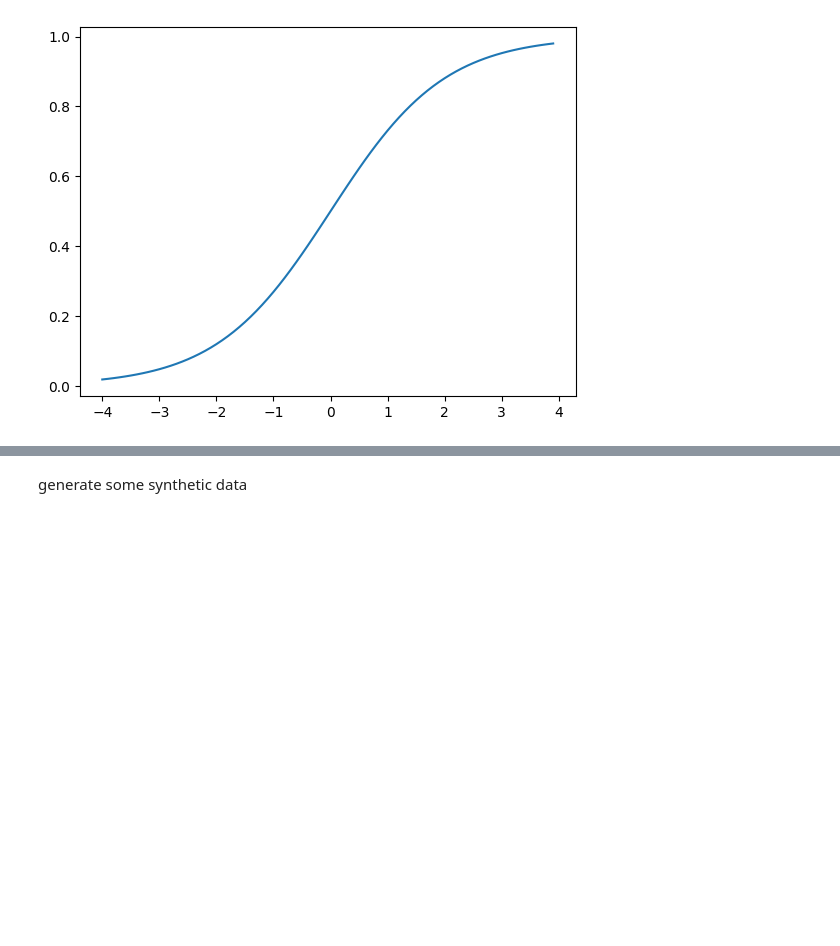
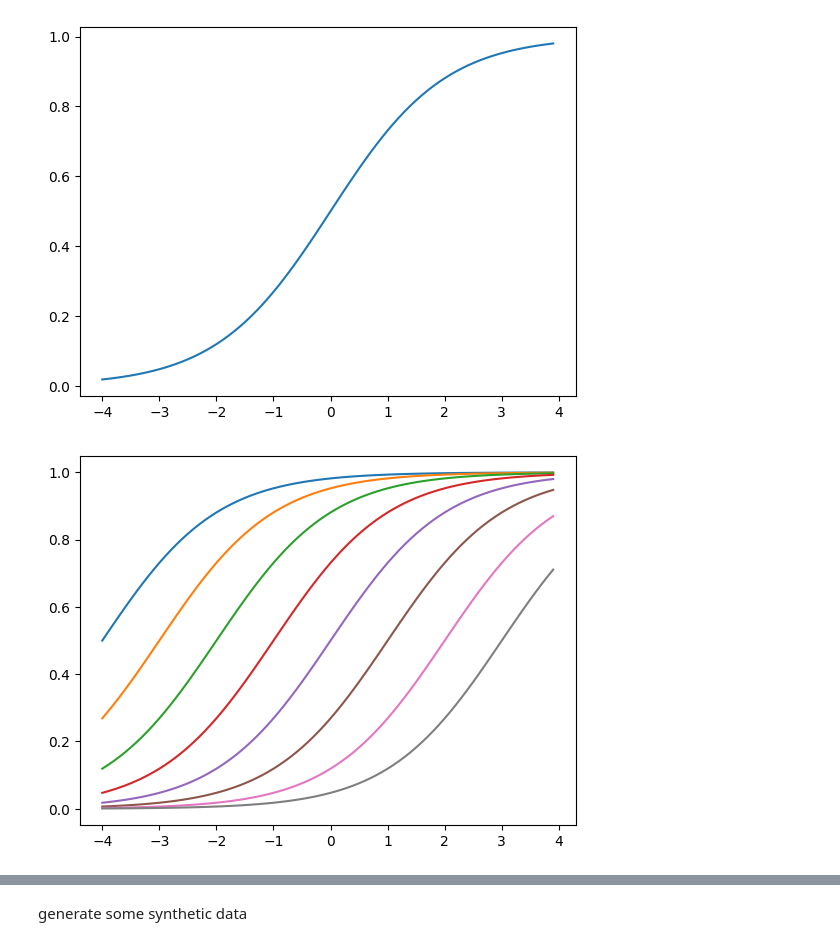
Before and after one commit to daavidstein/IRT, a Jupyter notebook: notebooks/IRT.ipynb, the cells around one changed output, grey strips where cells are left out. Saved outputs shown, nothing was run; the diff lists cells and outputs as text; code cells hidden in the pictures; blank space fills up the shorter version.

```diff
--- a/notebooks/IRT.ipynb
+++ b/notebooks/IRT.ipynb
@@ -8,7 +8,14 @@ from uuid import uuid4
 import json
 import os
 # %%
-def irf(diff, disc, ability):
+def irf(diff: float, disc: float, ability: float):
+    """Item Response (Characteristic) Function
+
+    Compute the probability that a subject with given ability will answer an item
+    with difficulty `diff` and discrimination `disc` correctly
+
+    """
+
     return 1/(1+ np.exp(-disc*(ability-diff)))
 # %%
 def write_to_jsonlines(lst: list, filename: str):
@@ -36,3 +39,10 @@ plt.plot(x,y)
 # %% [output]
 [<matplotlib.lines.Line2D at 0x...>]
 [figure]
+# %%
+x = np.arange(-4,4,0.1)
+for diff in np.arange(-4,4,1):
+    y =irf(diff=diff,disc=1,ability=x)
+    plt.plot(x,y)
+# %% [output]
+[figure, added]
```
Also changed, not shown: parts of 12 cells of this notebook.
